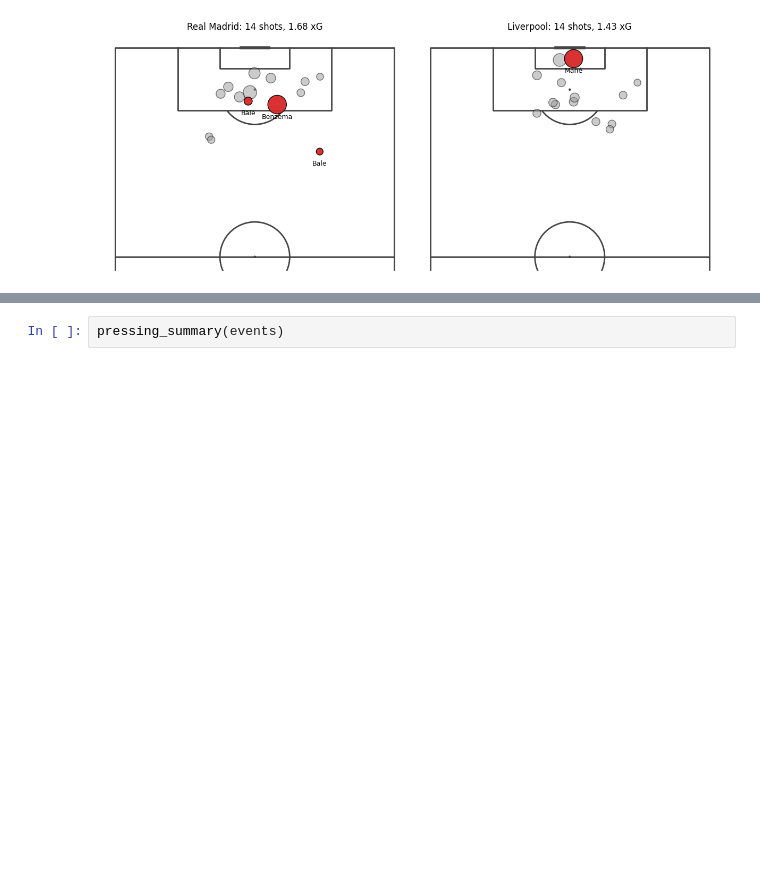
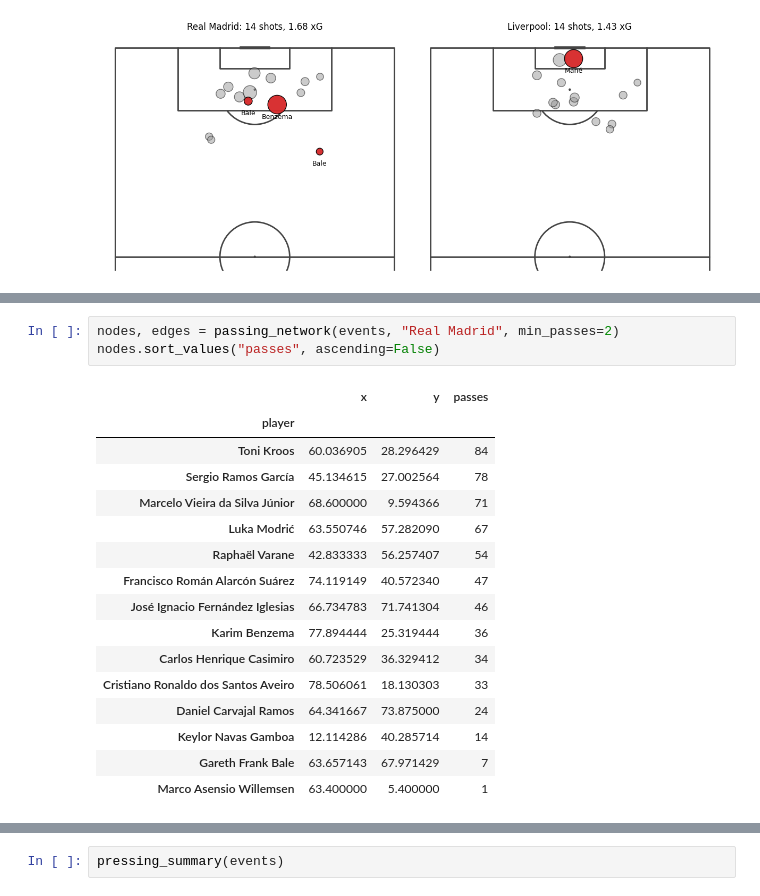
Before and after one commit to moyassinee/singleMatchAnalysis, a Jupyter notebook: notebooks/02_eda_vizualisations.ipynb, the cells around one changed output, grey strips where cells are left out. Cells and saved outputs as stored; diff of their text form; blank space fills up the shorter version.

```diff
--- a/notebooks/02_eda_vizualisations.ipynb
+++ b/notebooks/02_eda_vizualisations.ipynb
@@ -49,3 +51,23 @@ nodes.sort_values("passes", ascending=False)     # who touched the ball most?
+# %%
+nodes, edges = passing_network(events, "Real Madrid", min_passes=2)
+nodes.sort_values("passes", ascending=False)
+# %% [output]
+|  | x | y | passes |
+| player |  |  |  |
+| Toni Kroos | 60.036905 | 28.296429 | 84 |
+| Sergio Ramos García | 45.134615 | 27.002564 | 78 |
+| Marcelo Vieira da Silva Júnior | 68.600000 | 9.594366 | 71 |
+| Luka Modrić | 63.550746 | 57.282090 | 67 |
+| Raphaël Varane | 42.833333 | 56.257407 | 54 |
+| Francisco Román Alarcón Suárez | 74.119149 | 40.572340 | 47 |
+| José Ignacio Fernández Iglesias | 66.734783 | 71.741304 | 46 |
+| Karim Benzema | 77.894444 | 25.319444 | 36 |
+| Carlos Henrique Casimiro | 60.723529 | 36.329412 | 34 |
+| Cristiano Ronaldo dos Santos Aveiro | 78.506061 | 18.130303 | 33 |
+| Daniel Carvajal Ramos | 64.341667 | 73.875000 | 24 |
+| Keylor Navas Gamboa | 12.114286 | 40.285714 | 14 |
+| Gareth Frank Bale | 63.657143 | 67.971429 | 7 |
+| Marco Asensio Willemsen | 63.400000 | 5.400000 | 1 |
 # %%
 # StatsBomb uses full legal names, so the default label can be wrong
 pitch = VerticalPitch(half=False, pitch_type="statsbomb", line_color="#444")
```
Also changed, not shown: parts of 2 cells of this notebook, 3 other files.
